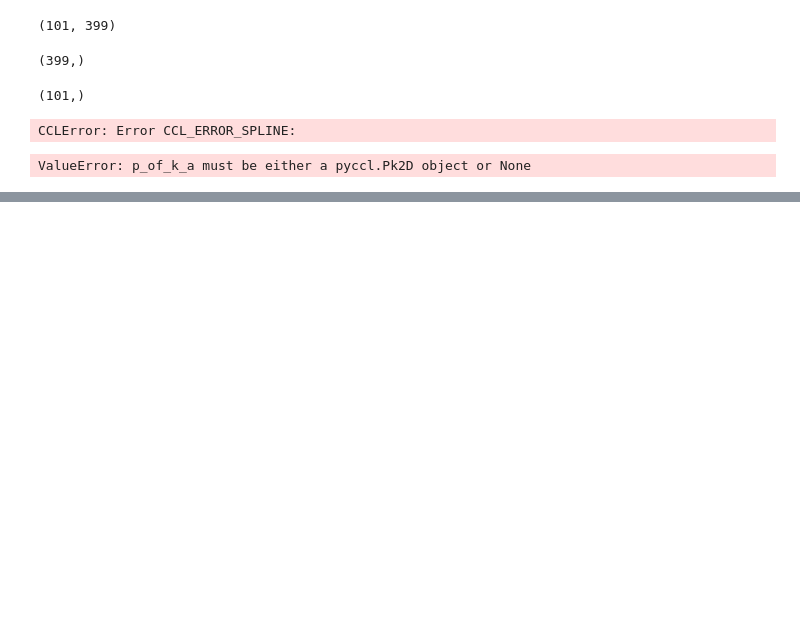
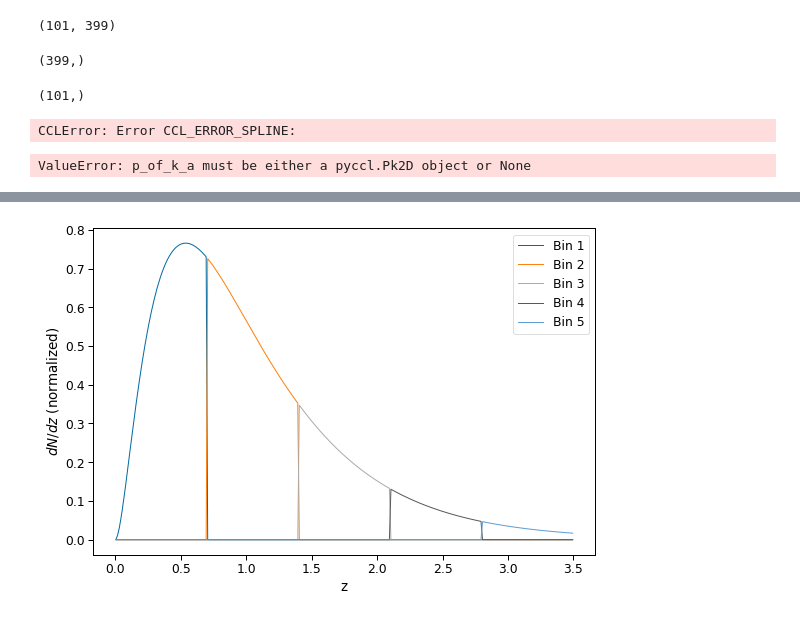
Before and after one commit to MarkusMichaelRau/Fisher, a Jupyter notebook: Untitled.ipynb, the cells around one changed output, grey strips where cells are left out. Cells and saved outputs as stored; diff of their text form; code cells hidden in the pictures; blank space fills up the shorter version.

```diff
--- a/Untitled.ipynb
+++ b/Untitled.ipynb
@@ -72,0 +139,15 @@ ValueError: p_of_k_a must be either a pyccl.Pk2D object or None
+# %%
+sns.set_context('paper',font_scale=1.4)
+# %%
+colors = ["#000000", "#E69F00", "#56B4E9", "#009E73", "#F0E442", "#0072B2",  "#D55E00", "#CC79A7", "#000000", "#E69F00", "#56B4E9", "#009E73", "#F0E442", "#0072B2",  "#D55E00", "#CC79A7"]
+colors = ["#006BA4", "#FF800E", "#ABABAB", "#595959", "#5F9ED1"]
+# %%
+plt.figure(figsize=(9,6))
+for i in range(1, 6):
+    plt.plot(F.z_dNdz[:, 0], F.z_dNdz[:, i], label="Bin %d"%i, c=colors[i-1], lw=1.)
+    plt.xlabel("z")
+    plt.ylabel(r"$dN/dz$ (normalized)")
+plt.legend()
+plt.show()
+# %% [output]
+[figure, added]
```
Also changed, not shown: parts of 12 cells of this notebook, 1 other file.
